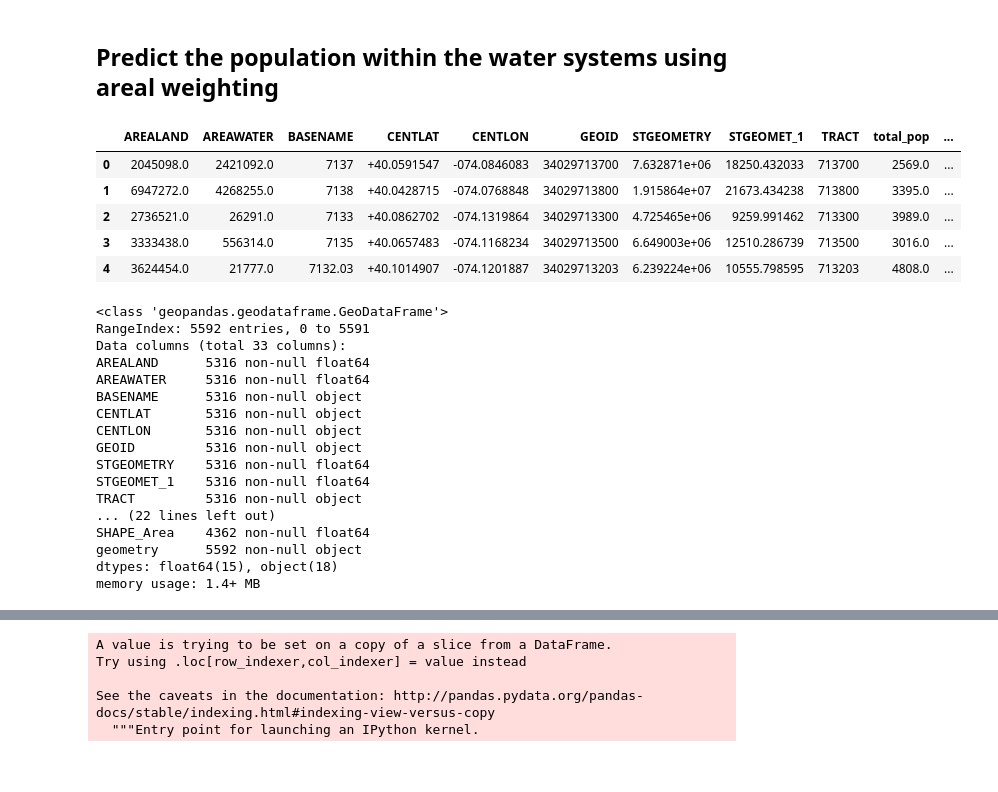
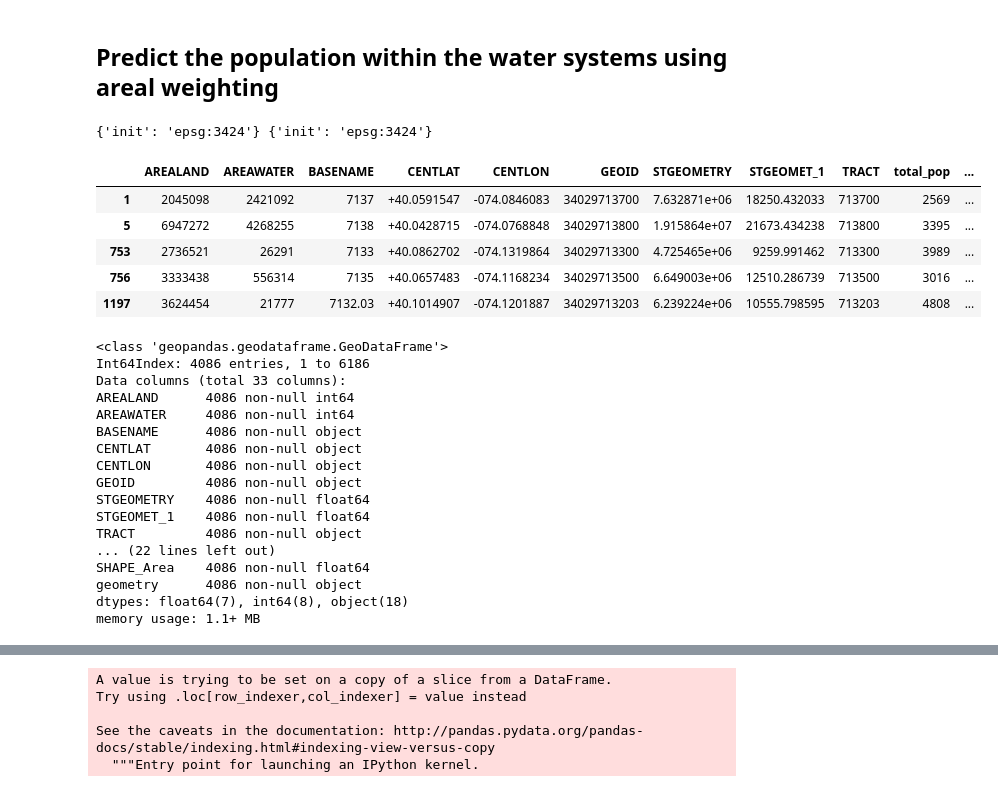
Before and after one commit to zstatmanweil/EJ-analysis-map, a Jupyter notebook: SpatialAnalysis/ArealWeighting.ipynb, the cells around one changed output, grey strips where cells are left out. Cells and saved outputs as stored; diff of their text form; code cells hidden in the pictures.

```diff
--- a/SpatialAnalysis/ArealWeighting.ipynb
+++ b/SpatialAnalysis/ArealWeighting.ipynb
@@ -15,7 +15,7 @@ import matplotlib.pyplot as plt
 census_geodata = gpd.read_file(r'C:\Users\zstat\Documents\RecurseCenter\EJ-analysis-map\Data\Created\NJ_cen_data.shp')
 # %%
 # Import NJ public water system data
-pws_geodata = gpd.read_file(r'C:\Users\zstat\Documents\RecurseCenter\EJ-analysis-map\Data\NJDEP\New_Jersey__Public_Community_Water_Purveyor_Service_Areas.shp')
+pws_geodata = gpd.read_file(r'C:\Users\zstat\Documents\RecurseCenter\EJ-analysis-map\Data\NJDEP\PWS\New_Jersey__Public_Community_Water_Purveyor_Service_Areas.shp')
 # %%
 # Explore NJ public water system data
 pws_geodata.info()
@@ -117,37 +117,41 @@ plt.show()
 [figure]
 # %% [markdown]
 ## Predict the population within the water systems using areal weighting
+# %%
+print(census_geodata.crs, pws_geodata.crs)
+# %% [output]
+{'init': 'epsg:3424'} {'init': 'epsg:3424'}
 # %%
-union = gpd.overlay(census_geodata, pws_geodata, how="union")
+intersect = gpd.overlay(census_geodata, pws_geodata, how="intersection")
 # %%
 with pd.option_context('display.max_columns', None):
-    display(pd.DataFrame(union.head(5)))
+    display(pd.DataFrame(intersect.head(5)))
 # %% [output]
 |  | AREALAND | AREAWATER | BASENAME | CENTLAT | CENTLON | GEOID | STGEOMETRY | STGEOMET_1 | TRACT | total_pop | ... |
-| 0 | 2045098.0 | 2421092.0 | 7137 | +40.0591547 | -074.0846083 | 34029713700 | 7.632871e+06 | 18250.432033 | 713700 | 2569.0 | ... |
-| 1 | 6947272.0 | 4268255.0 | 7138 | +40.0428715 | -074.0768848 | 34029713800 | 1.915864e+07 | 21673.434238 | 713800 | 3395.0 | ... |
-| 2 | 2736521.0 | 26291.0 | 7133 | +40.0862702 | -074.1319864 | 34029713300 | 4.725465e+06 | 9259.991462 | 713300 | 3989.0 | ... |
-| 3 | 3333438.0 | 556314.0 | 7135 | +40.0657483 | -074.1168234 | 34029713500 | 6.649003e+06 | 12510.286739 | 713500 | 3016.0 | ... |
-| 4 | 3624454.0 | 21777.0 | 7132.03 | +40.1014907 | -074.1201887 | 34029713203 | 6.239224e+06 | 10555.798595 | 713203 | 4808.0 | ... |
+| 1 | 2045098 | 2421092 | 7137 | +40.0591547 | -074.0846083 | 34029713700 | 7.632871e+06 | 18250.432033 | 713700 | 2569 | ... |
+| 5 | 6947272 | 4268255 | 7138 | +40.0428715 | -074.0768848 | 34029713800 | 1.915864e+07 | 21673.434238 | 713800 | 3395 | ... |
+| 753 | 2736521 | 26291 | 7133 | +40.0862702 | -074.1319864 | 34029713300 | 4.725465e+06 | 9259.991462 | 713300 | 3989 | ... |
+| 756 | 3333438 | 556314 | 7135 | +40.0657483 | -074.1168234 | 34029713500 | 6.649003e+06 | 12510.286739 | 713500 | 3016 | ... |
+| 1197 | 3624454 | 21777 | 7132.03 | +40.1014907 | -074.1201887 | 34029713203 | 6.239224e+06 | 10555.798595 | 713203 | 4808 | ... |
 # %%
-union.info()
+intersect.info()
 # %% [output]
 <class 'geopandas.geodataframe.GeoDataFrame'>
-RangeIndex: 5592 entries, 0 to 5591
+Int64Index: 4086 entries, 1 to 6186
 Data columns (total 33 columns):
-AREALAND      5316 non-null float64
-AREAWATER     5316 non-null float64
-BASENAME      5316 non-null object
-CENTLAT       5316 non-null object
-CENTLON       5316 non-null object
-GEOID         5316 non-null object
-STGEOMETRY    5316 non-null float64
-STGEOMET_1    5316 non-null float64
-TRACT         5316 non-null object
+AREALAND      4086 non-null int64
+AREAWATER     4086 non-null int64
+BASENAME      4086 non-null object
+CENTLAT       4086 non-null object
+CENTLON       4086 non-null object
+GEOID         4086 non-null object
+STGEOMETRY    4086 non-null float64
+STGEOMET_1    4086 non-null float64
+TRACT         4086 non-null object
 ... (22 lines left out)
-SHAPE_Area    4362 non-null float64
-geometry      5592 non-null object
-dtypes: float64(15), object(18)
-memory usage: 1.4+ MB
+SHAPE_Area    4086 non-null float64
+geometry      4086 non-null object
+dtypes: float64(7), int64(8), object(18)
+memory usage: 1.1+ MB
 # %%
 # Remove unecessary rows and change some names to be more clear
```
Also changed, not shown: parts of 18 cells of this notebook.
